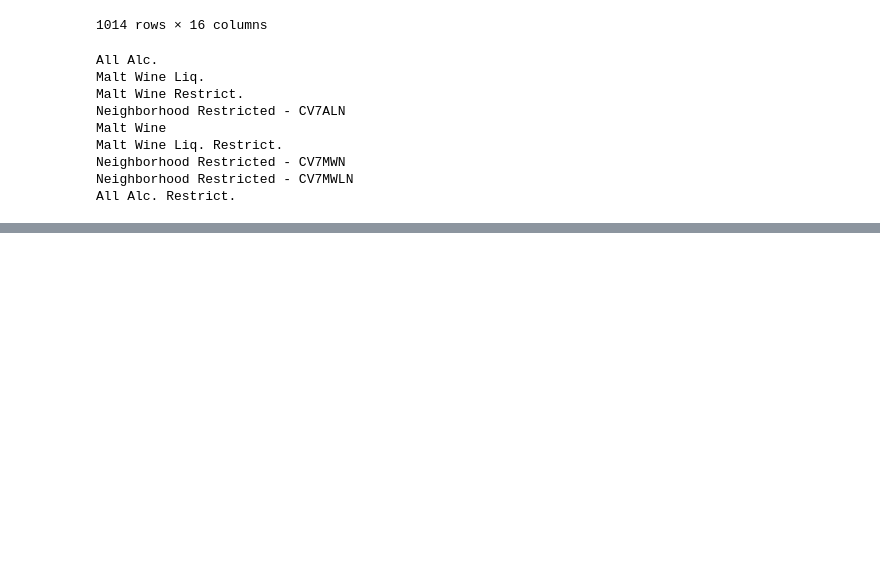
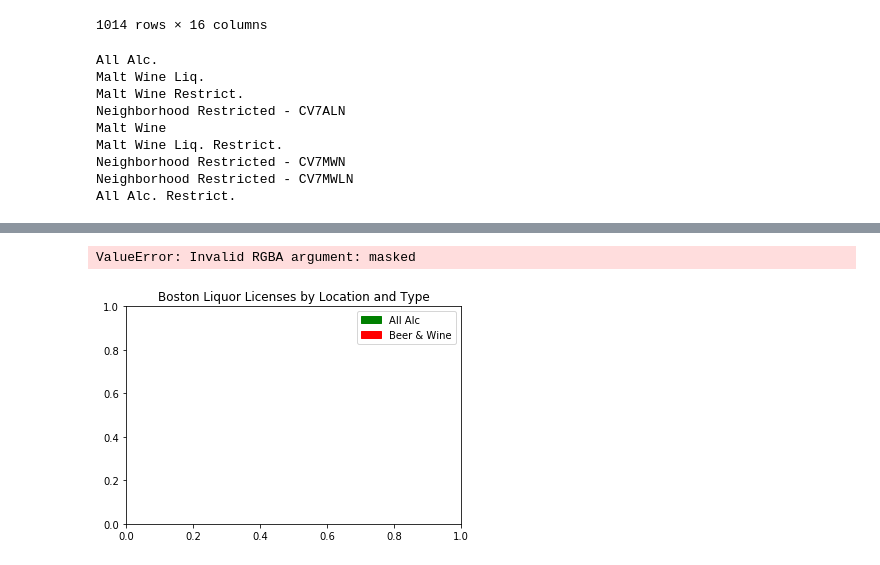
Before and after one commit to reecetyl/CS591-Project, a Jupyter notebook: code/Data Preprocessing/shapes.ipynb, the cells around one changed output, grey strips where cells are left out. Drawn from its saved outputs; the diff is of its cells as text; code cells hidden in the pictures; blank space fills up the shorter version.

```diff
--- a/code/Data Preprocessing/shapes.ipynb
+++ b/code/Data Preprocessing/shapes.ipynb
@@ -227,0 +270,10 @@ boston_licenses.loc[boston_licenses["ltype"] == "All Alc.", "color"] = "lightgre
+# %%
+gdf2 = geopandas.GeoDataFrame(final_boston, geometry=geopandas.points_from_xy(final_boston.Final_Long, final_boston.Final_Lat))
+red_x = matplotlib.patches.Patch(color='red', label='Beer & Wine')
+green_x = matplotlib.patches.Patch(color='green', label='All Alc')
+plt.legend(handles=[green_x, red_x])
+plt.title("Boston Liquor Licenses by Location and Type")
+gdf2.plot(marker=".",ax=ax, color = gdf2.color, markersize = 8)
+# %% [output]
+ValueError: Invalid RGBA argument: masked
+[figure, added]
```
Also changed, not shown: parts of 4 cells of this notebook, 7 other files.
